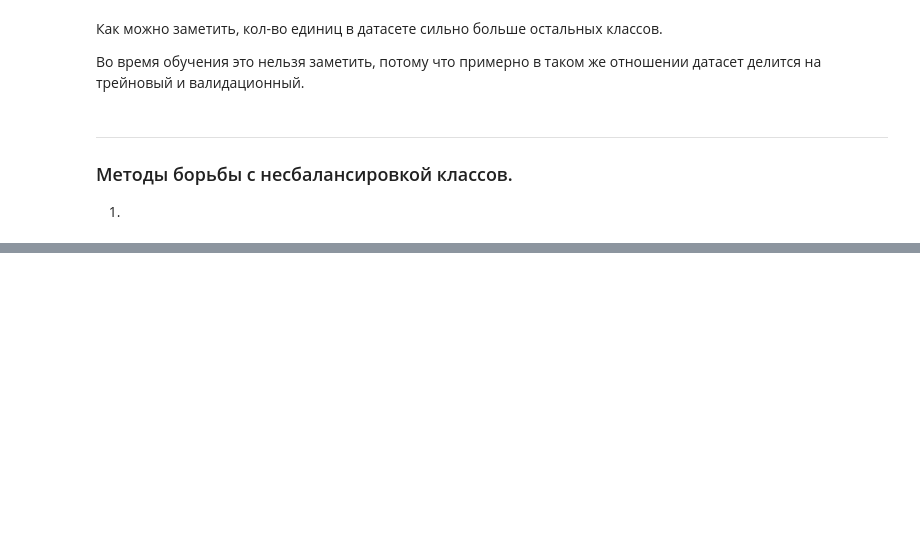
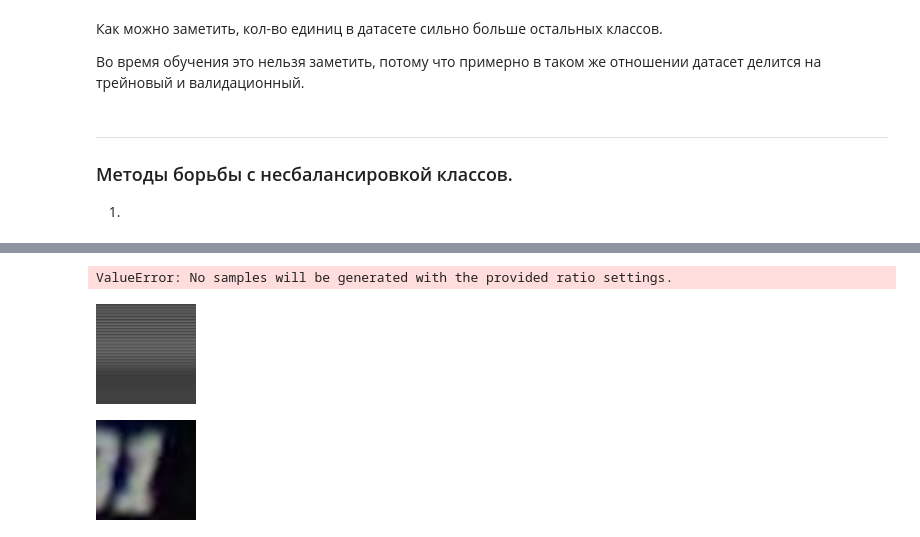
Before and after one commit to GrishaTS/YaMlProject, a Jupyter notebook: notebooks/Griga/class_balance.ipynb, the cells around one changed output, grey strips where cells are left out. Saved outputs shown, nothing was run; the diff lists cells and outputs as text; code cells hidden in the pictures; blank space fills up the shorter version.

```diff
--- a/notebooks/Griga/class_balance.ipynb
+++ b/notebooks/Griga/class_balance.ipynb
@@ -36,0 +42,12 @@ array([3341., 9650., 7595., 5625., 4941., 4604., 3859., 3876., 3332.,
+# %%
+sm = SMOTE(random_state=42)
+
+# X_train_0, y_train_0 = train_ds['images'][train_ds['labels'] == 0], train_ds['labels'][train_ds['labels'] == 0]
+
+train_rows = len(X_train)
+X_train = X_train.reshape(train_rows, -1)
+
+X_train_sm, y_train_sm = sm.fit_resample(X_train, y_train)
+X_train_sm = X_train_sm.reshape(-1, 32, 32, 3)
+X_train = X_train.reshape(-1, 32, 32, 3)
+train_ds['images'], train_ds['labels'] = X_train, y_train
@@ -36,0 +79,29 @@ array([3341., 9650., 7595., 5625., 4941., 4604., 3859., 3876., 3332.,
+# %%
+from sklearn.metrics import classification_report
+from sklearn.linear_model import LogisticRegression
+
+adasyn = ADASYN(random_state = 101)
+train_rows = len(X_train)
+X_train = X_train.reshape(train_rows, -1)
+X_oversample_ada, y_oversample_ada = adasyn.fit_resample(X_train, y_train)
+X_oversample_ada = X_oversample_ada.reshape(-1, 32, 32, 3)
+X_train = X_train.reshape(-1, 32, 32, 3)
+# classifier_ada = LogisticRegression()
+# classifier_ada.fit(X_oversample_ada, y_oversample_ada)
+# print(classification_report(y_test, classifier_ada.predict(X_test)))
+# %% [output]
+ValueError: No samples will be generated with the provided ratio settings.
+# %%
+oversample = RandomOverSampler(sampling_strategy={i: 9650 for i in range(10)})
+train_rows = len(X_train)
+X_train = X_train.reshape(train_rows, -1)
+X_over, y_over = oversample.fit_resample(X_train, y_train)
+# %%
+X_over.reshape(-1, 32, 32, 3)
+X_train = X_train.reshape(-1, 32, 32, 3)
+# %%
+display(Image.fromarray(np.uint8(X_over[50000])).resize((100, 100)))
+display(Image.fromarray(np.uint8(X_train[0])).resize((100, 100)))
+# %% [output]
+[figure, added]
+[figure, added]
```
Also changed, not shown: parts of 6 cells of this notebook, 5 other files.
